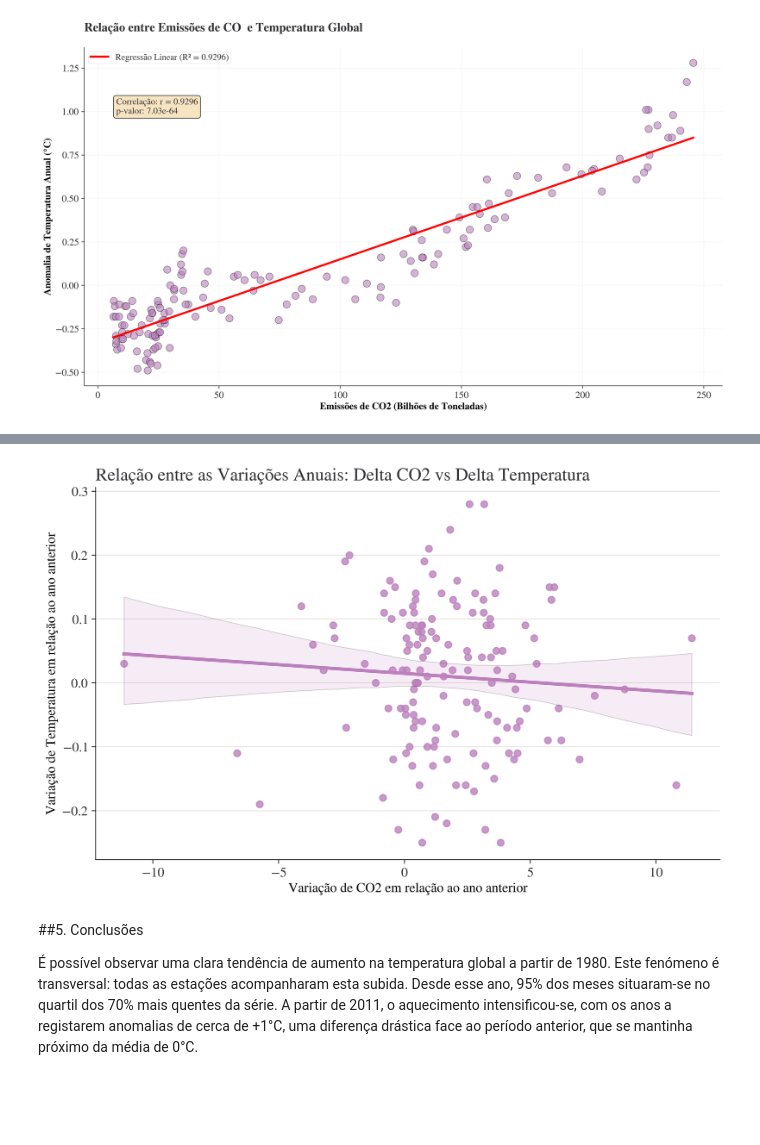
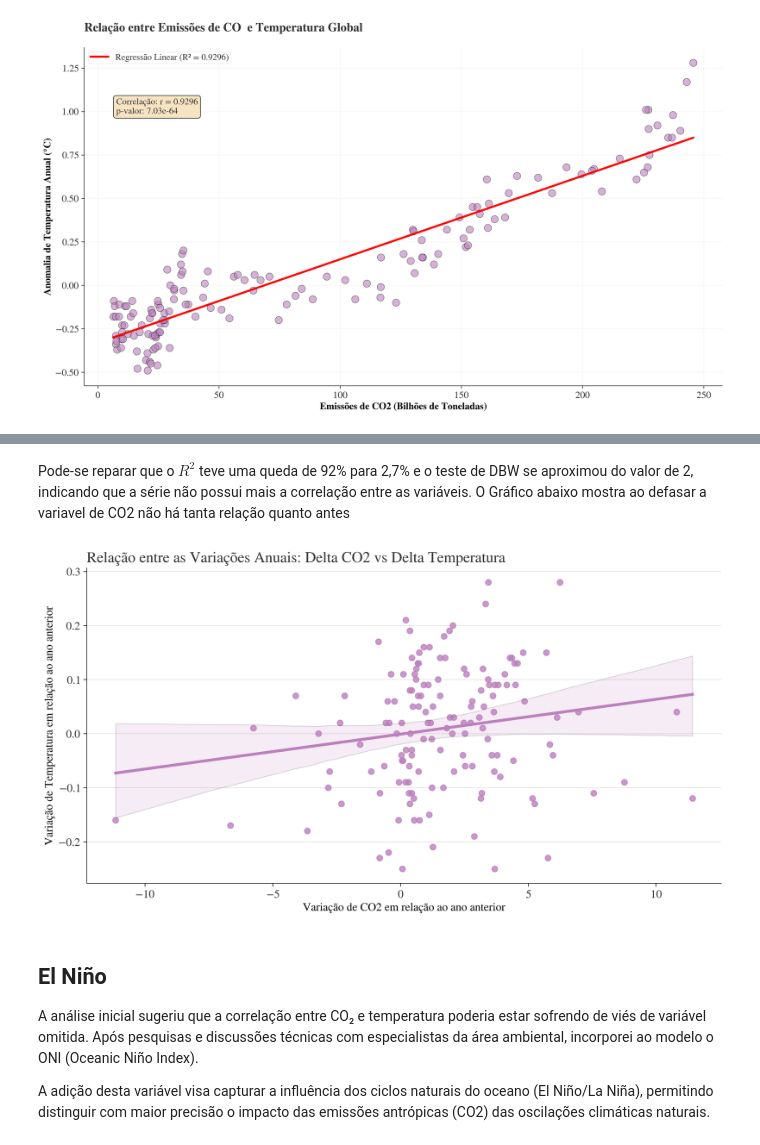
Before and after one commit to Guguinha383/analise-anomalia_temp-co2, a Jupyter notebook: anomalia_temp_global.ipynb, the cells around one changed output, grey strips where cells are left out. Drawn from its saved outputs; the diff is of its cells as text; code cells hidden in the pictures; blank space fills up the shorter version.

Commit message:
Análise de anomalia de temperatura global, usando váriaveis de temperatura, emissão de CO2 e temperatura ocêanica (El Niño x La Ninã)

```diff
--- a/anomalia_temp_global.ipynb
+++ b/anomalia_temp_global.ipynb
@@ -588,0 +554,10 @@ Notes:
+# %%
+# Criamos o LAG apenas no CO2 (Empurramos o CO2 um ano para o passado)
+df_temp_co2['diff_co2_lag1'] = df_temp_co2['diff_co2'].shift(1)
+
+df_lagged = df_temp_co2.dropna(subset=['diff_temp', 'diff_co2_lag1'])
+
+# Y = Temperatura de Hoje (diff_temp)
+# X = CO2 de Ontem (diff_co2_lag1)
+modelo_lagged = sm.OLS(df_lagged['diff_temp'], sm.add_constant(df_lagged['diff_co2_lag1'])).fit()
+print(modelo_lagged.summary())
@@ -589,13 +582,16 @@ Notes:
+# %% [markdown]
+Pode-se reparar que o $R^2$ teve uma queda de 92% para 2,7% e o teste de DBW se aproximou do valor de 2, indicando que a série não possui mais a correlação entre as variáveis. O Gráfico abaixo mostra ao defasar a variavel de CO2 não há tanta relação quanto antes
 # %%
-plt.figure(figsize=(10, 6))
-sns.regplot(data=df_temp_co2, x='diff_co2', y='diff_temp')
+plt.figure(figsize=(12, 6))
+sns.regplot(data=df_temp_co2, x='diff_co2_lag1', y='diff_temp')
 plt.title("Relação entre as Variações Anuais: Delta CO2 vs Delta Temperatura")
 plt.xlabel("Variação de CO2 em relação ao ano anterior")
 plt.ylabel("Variação de Temperatura em relação ao ano anterior")
 plt.show()
 # %% [output]
-[figure, old version]
+[figure, new version]
-# %% [markdown]
-##5. Conclusões
-
-É possível observar uma clara tendência de aumento na temperatura global a partir de 1980. Este fenómeno é transversal: todas as estações acompanharam esta subida. Desde esse ano, 95% dos meses situaram-se no quartil dos 70% mais quentes da série. A partir de 2011, o aquecimento intensificou-se, com os anos a registarem anomalias de cerca de +1°C, uma diferença drástica face ao período anterior, que se mantinha próximo da média de 0°C.
+# %% [markdown]
+## El Niño
+A análise inicial sugeriu que a correlação entre CO₂ e temperatura poderia estar sofrendo de viés de variável omitida. Após pesquisas e discussões técnicas com especialistas da área ambiental, incorporei ao modelo o ONI (Oceanic Niño Index).
+
+A adição desta variável visa capturar a influência dos ciclos naturais do oceano (El Niño/La Niña), permitindo distinguir com maior precisão o impacto das emissões antrópicas (CO2) das oscilações climáticas naturais.
```
Also changed, not shown: parts of 33 cells of this notebook.
